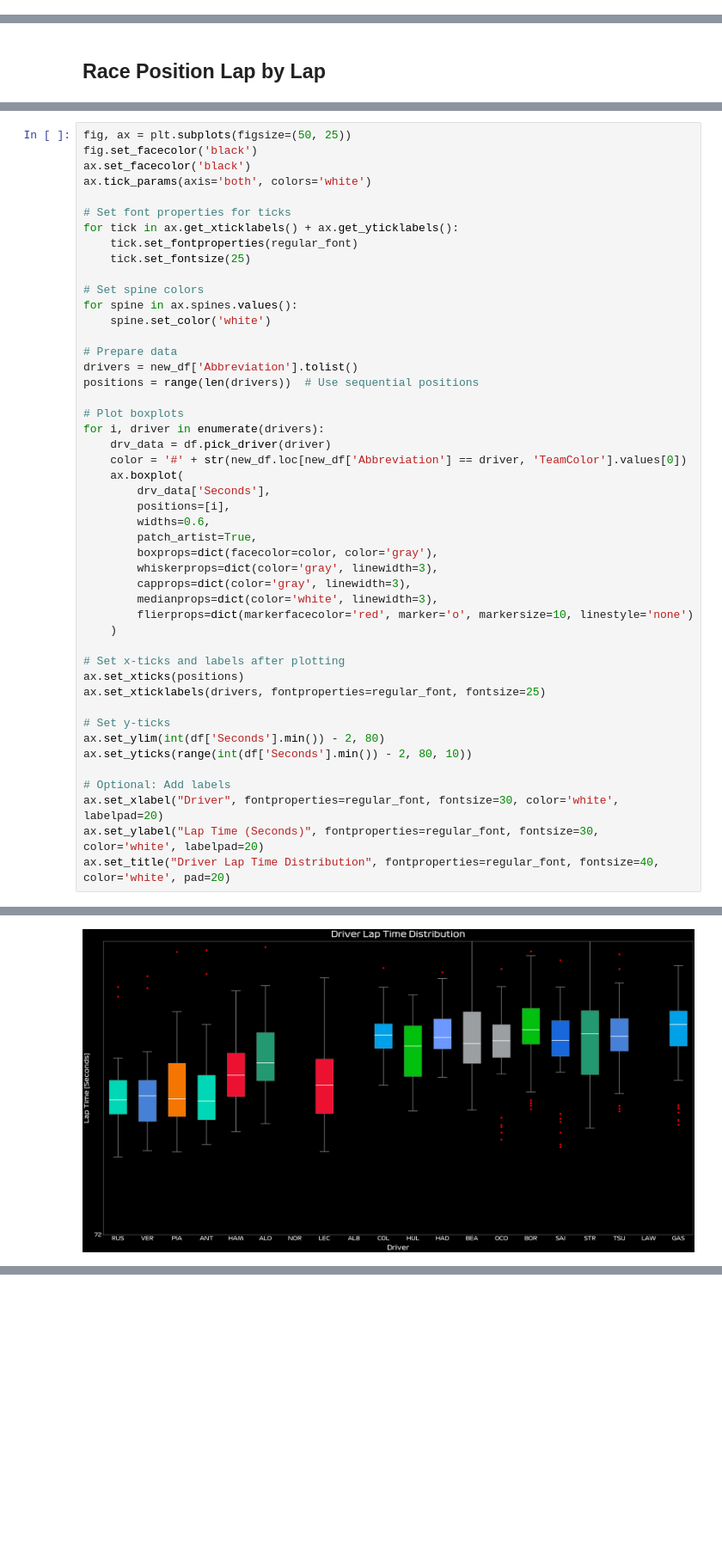
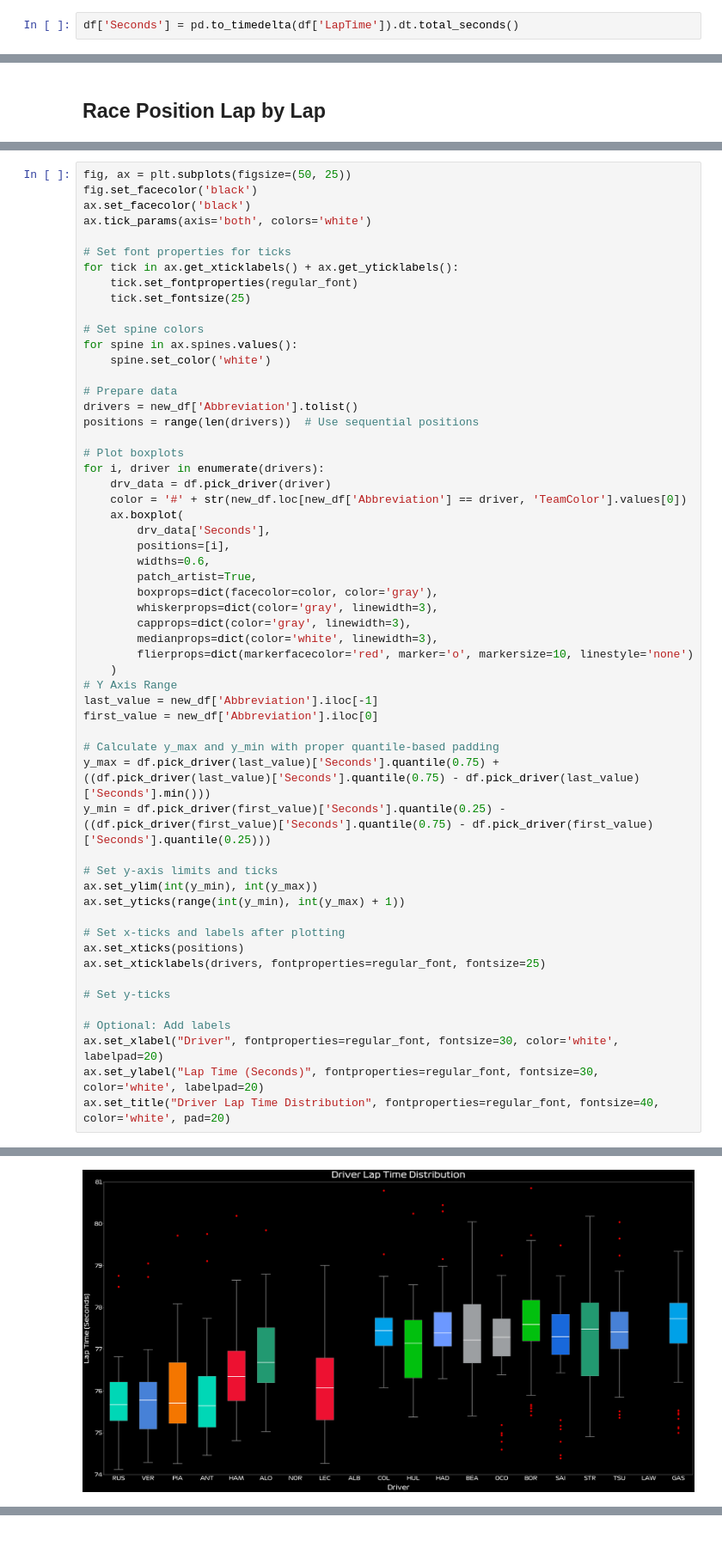
Before and after one commit to SumanGouda/EDA, a Jupyter notebook: STREAMLIT & PANEL/F1 RACE ANALYSIS PROJECTS/F1 Candian GP 2025/F1 Canadian GP 2025 .ipynb, the cells around one changed output, grey strips where cells are left out. Shown at 86% size. Saved outputs shown, nothing was run; the diff lists cells and outputs as text; blank space fills up the shorter version.

Commit message:
Added new graphs to F1 Race analysis

```diff
--- a/STREAMLIT & PANEL/F1 RACE ANALYSIS PROJECTS/F1 Candian GP 2025/F1 Canadian GP 2025 .ipynb
+++ b/STREAMLIT & PANEL/F1 RACE ANALYSIS PROJECTS/F1 Candian GP 2025/F1 Canadian GP 2025 .ipynb
@@ -59,0 +61,2 @@ new_df = new_df.sort_values(by='GridPosition', ascending=True)
+# %%
+df['Seconds'] = pd.to_timedelta(df['LapTime']).dt.total_seconds()
@@ -155,33 +87,42 @@ drivers = new_df['Abbreviation'].tolist()
 positions = range(len(drivers))  # Use sequential positions
 
 # Plot boxplots
 for i, driver in enumerate(drivers):
     drv_data = df.pick_driver(driver)
     color = '#' + str(new_df.loc[new_df['Abbreviation'] == driver, 'TeamColor'].values[0])
     ax.boxplot(
         drv_data['Seconds'],
         positions=[i],
         widths=0.6,
         patch_artist=True,
         boxprops=dict(facecolor=color, color='gray'),
         whiskerprops=dict(color='gray', linewidth=3),
         capprops=dict(color='gray', linewidth=3),
         medianprops=dict(color='white', linewidth=3),
         flierprops=dict(markerfacecolor='red', marker='o', markersize=10, linestyle='none')
     )
+# Y Axis Range
+last_value = new_df['Abbreviation'].iloc[-1]
+first_value = new_df['Abbreviation'].iloc[0]
+
+# Calculate y_max and y_min with proper quantile-based padding
+y_max = df.pick_driver(last_value)['Seconds'].quantile(0.75) + ((df.pick_driver(last_value)['Seconds'].quantile(0.75) - df.pick_driver(last_value)['Seconds'].min()))
+y_min = df.pick_driver(first_value)['Seconds'].quantile(0.25) - ((df.pick_driver(first_value)['Seconds'].quantile(0.75) - df.pick_driver(first_value)['Seconds'].quantile(0.25)))
+
+# Set y-axis limits and ticks
+ax.set_ylim(int(y_min), int(y_max))
+ax.set_yticks(range(int(y_min), int(y_max) + 1))
 
 # Set x-ticks and labels after plotting
 ax.set_xticks(positions)
 ax.set_xticklabels(drivers, fontproperties=regular_font, fontsize=25)
 
 # Set y-ticks
-ax.set_ylim(int(df['Seconds'].min()) - 2, 80)
-ax.set_yticks(range(int(df['Seconds'].min()) - 2, 80, 10))
 
 # Optional: Add labels
 ax.set_xlabel("Driver", fontproperties=regular_font, fontsize=30, color='white', labelpad=20)
 ax.set_ylabel("Lap Time (Seconds)", fontproperties=regular_font, fontsize=30, color='white', labelpad=20)
 ax.set_title("Driver Lap Time Distribution", fontproperties=regular_font, fontsize=40, color='white', pad=20)
 # %% [output]
 Text(0.5, 1.0, 'Driver Lap Time Distribution')
-[figure, old version]
+[figure, new version]
```
Also changed, not shown: parts of 7 cells of this notebook.
